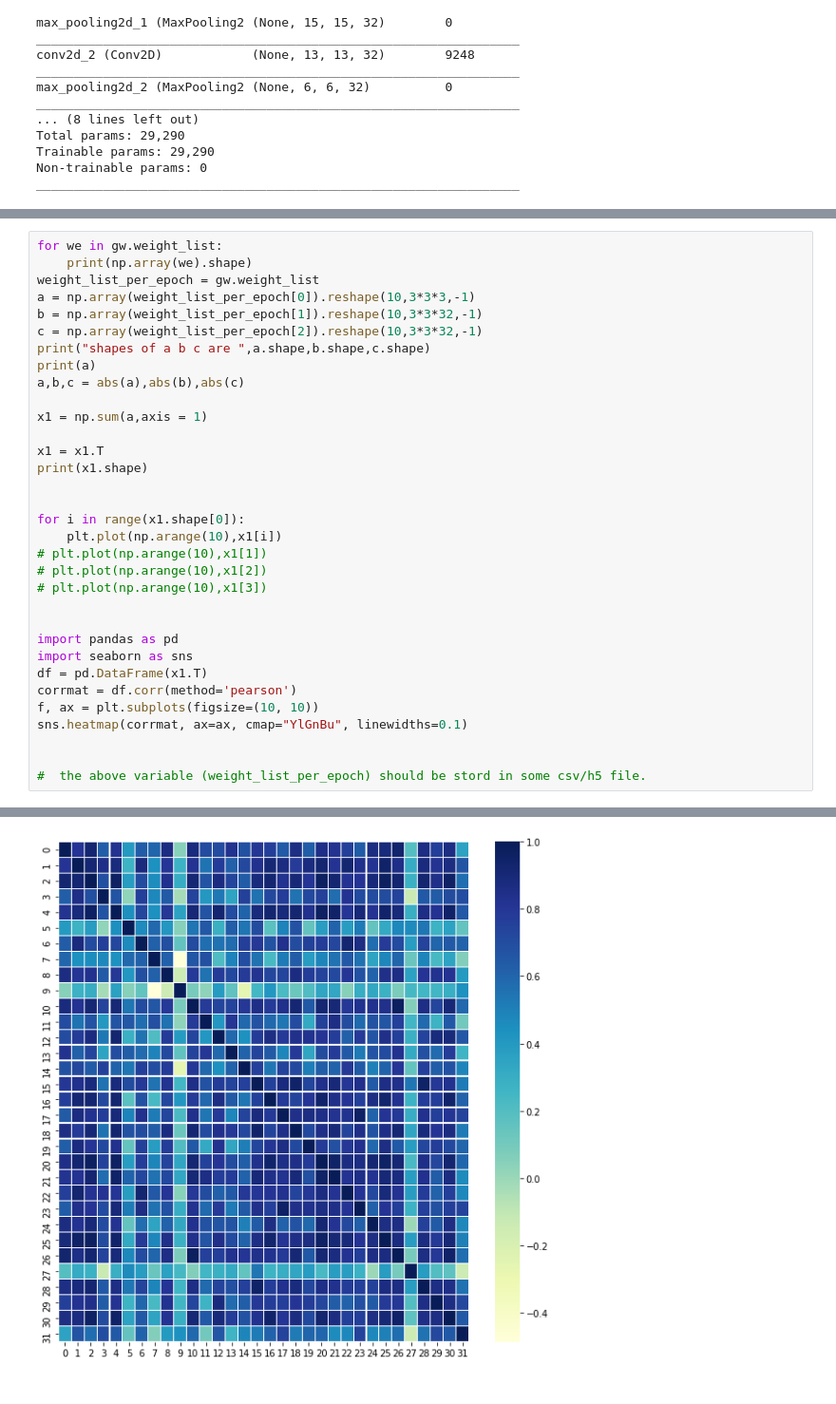
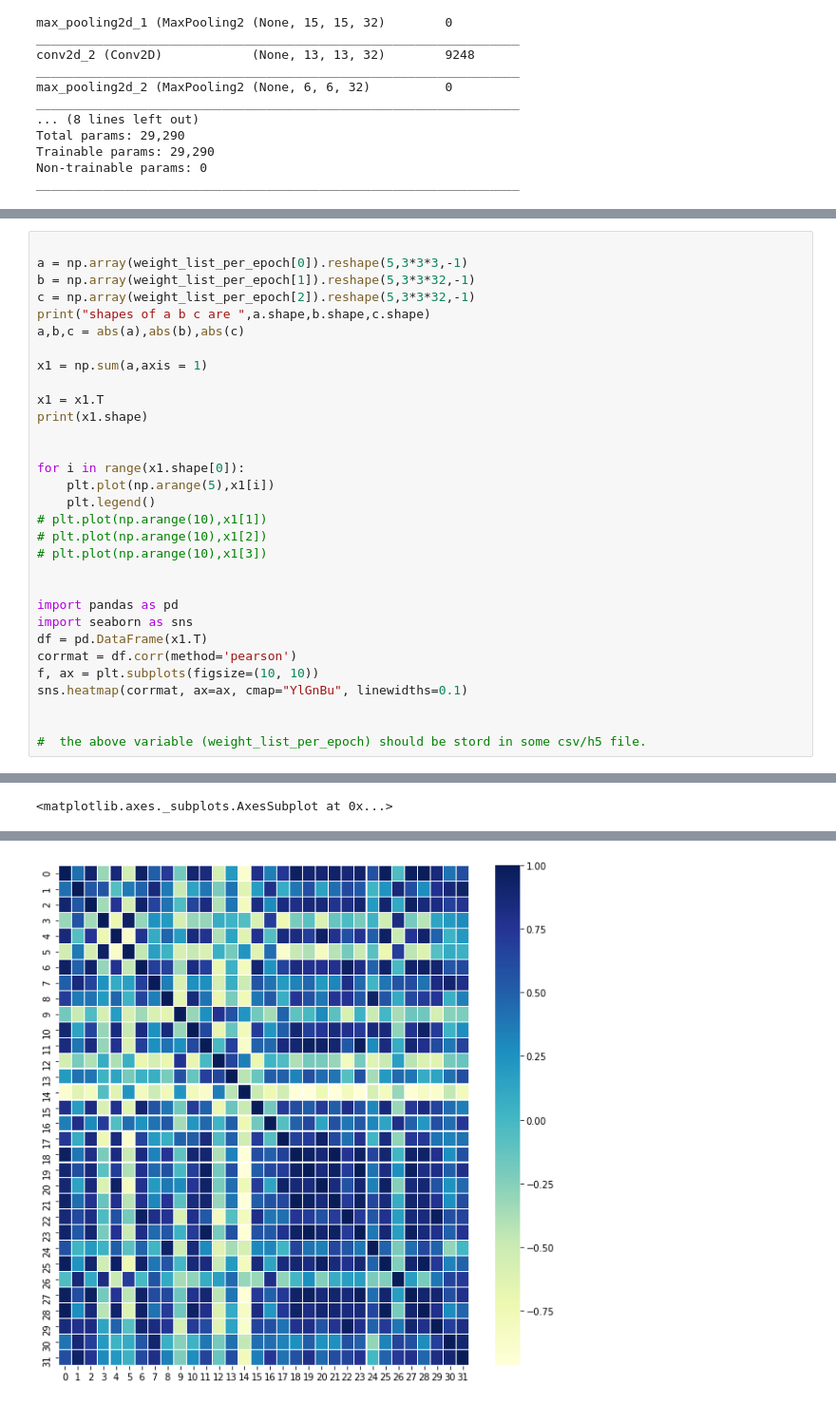
Before and after one commit to MDfarazuddin99/CNN_Pruning, a Jupyter notebook: HISTORICAL_CORRELATION_OF_L1_NORMSs.ipynb, the cells around one changed output, grey strips where cells are left out. Shown at 95% size. Cells and saved outputs as stored; diff of their text form.

```diff
--- a/HISTORICAL_CORRELATION_OF_L1_NORMSs.ipynb
+++ b/HISTORICAL_CORRELATION_OF_L1_NORMSs.ipynb
@@ -238,12 +205,9 @@ Epoch 10/10
 # %%
-for we in gw.weight_list:
-    print(np.array(we).shape)
-weight_list_per_epoch = gw.weight_list
-a = np.array(weight_list_per_epoch[0]).reshape(10,3*3*3,-1)
-b = np.array(weight_list_per_epoch[1]).reshape(10,3*3*32,-1)
-c = np.array(weight_list_per_epoch[2]).reshape(10,3*3*32,-1)
+
+a = np.array(weight_list_per_epoch[0]).reshape(5,3*3*3,-1)
+b = np.array(weight_list_per_epoch[1]).reshape(5,3*3*32,-1)
+c = np.array(weight_list_per_epoch[2]).reshape(5,3*3*32,-1)
 print("shapes of a b c are ",a.shape,b.shape,c.shape)
-print(a)
 a,b,c = abs(a),abs(b),abs(c)
 
 x1 = np.sum(a,axis = 1)
@@ -253,7 +217,8 @@ print(x1.shape)
 
 
 for i in range(x1.shape[0]):
-    plt.plot(np.arange(10),x1[i])
+    plt.plot(np.arange(5),x1[i])
+    plt.legend()
 # plt.plot(np.arange(10),x1[1])
 # plt.plot(np.arange(10),x1[2])
 # plt.plot(np.arange(10),x1[3])
@@ -289,0 +256 @@ shapes of a b c are  (10, 27, 32) (10, 288, 32) (10, 288, 64)
+<matplotlib.axes._subplots.AxesSubplot at 0x...>
@@ -291 +258 @@ shapes of a b c are  (10, 27, 32) (10, 288, 32) (10, 288, 64)
-[figure, old version]
+[figure, new version]
```
Also changed, not shown: parts of 14 cells of this notebook.
